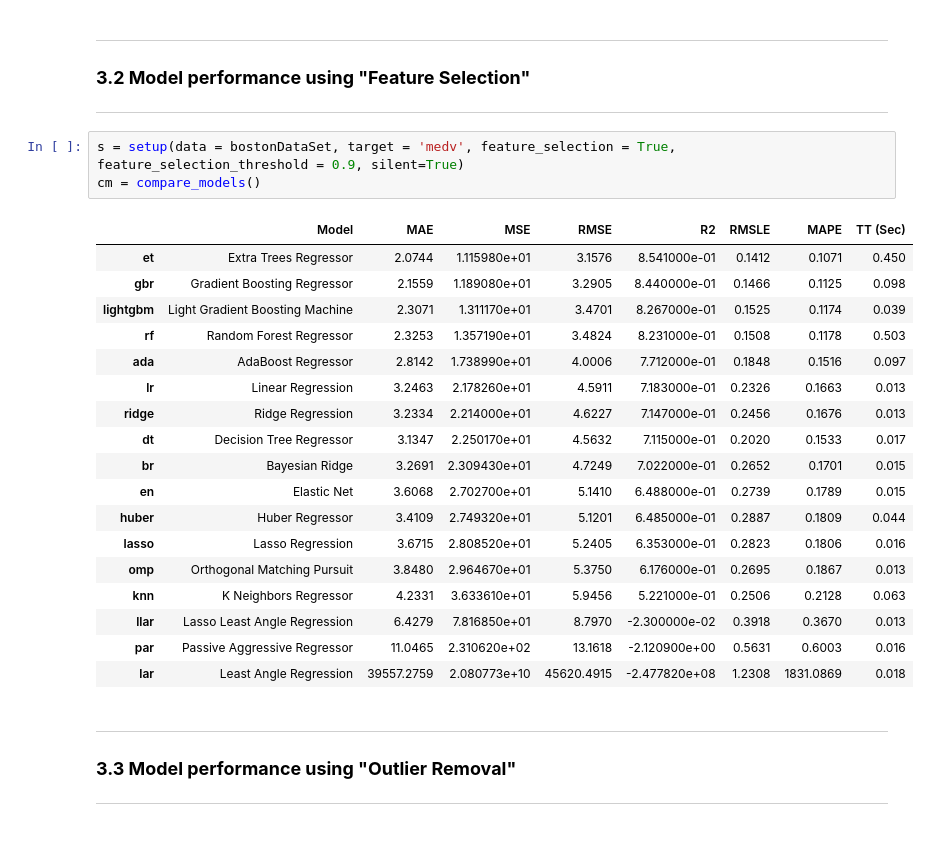
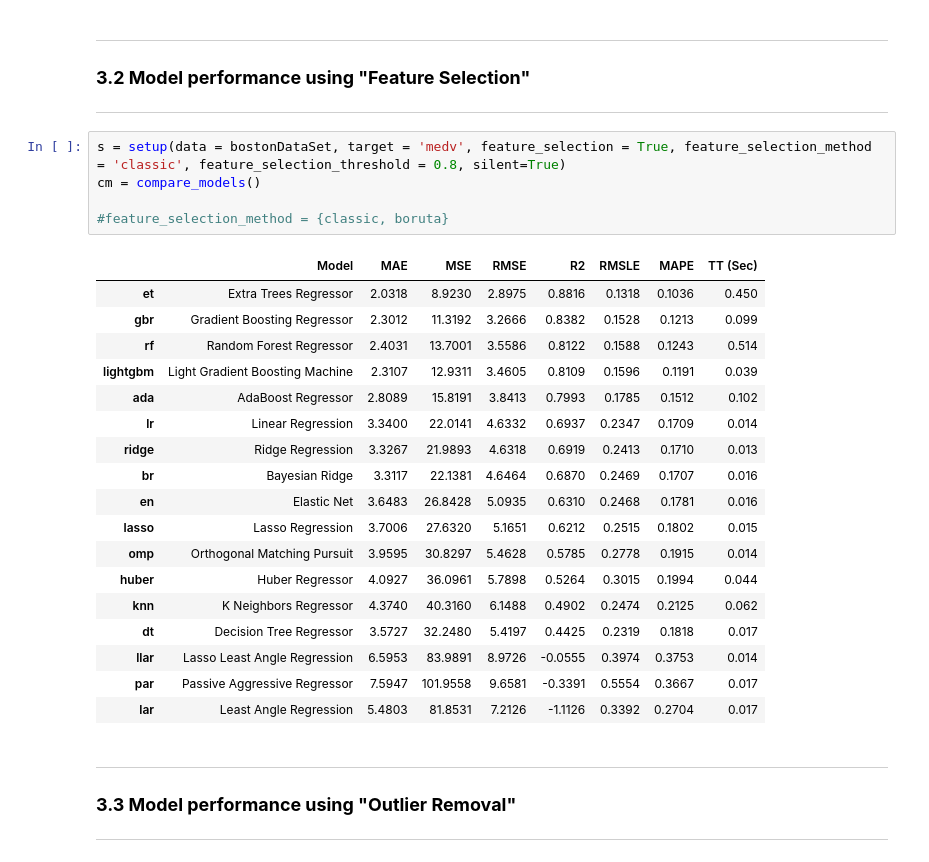
Before and after one commit to psrana/Machine-Learning-using-PyCaret, a Jupyter notebook: 01_PyCaret_for_Regression_with_Results.ipynb, the cells around one changed output. Cells and saved outputs as stored; diff of their text form.

```diff
--- a/01_PyCaret_for_Regression_with_Results.ipynb
+++ b/01_PyCaret_for_Regression_with_Results.ipynb
@@ -275,27 +276,29 @@ cm = compare_models()
 ### **3.2 Model performance using "Feature Selection"**
 ---
 # %%
-s = setup(data = bostonDataSet, target = 'medv', feature_selection = True, feature_selection_threshold = 0.9, silent=True)
+s = setup(data = bostonDataSet, target = 'medv', feature_selection = True, feature_selection_method = 'classic', feature_selection_threshold = 0.8, silent=True)
 cm = compare_models()
+
+#feature_selection_method = {classic, boruta}
 # %% [output]
 |  | Model | MAE | MSE | RMSE | R2 | RMSLE | MAPE | TT (Sec) |
-| et | Extra Trees Regressor | 2.0744 | 1.115980e+01 | 3.1576 | 8.541000e-01 | 0.1412 | 0.1071 | 0.450 |
-| gbr | Gradient Boosting Regressor | 2.1559 | 1.189080e+01 | 3.2905 | 8.440000e-01 | 0.1466 | 0.1125 | 0.098 |
-| lightgbm | Light Gradient Boosting Machine | 2.3071 | 1.311170e+01 | 3.4701 | 8.267000e-01 | 0.1525 | 0.1174 | 0.039 |
-| rf | Random Forest Regressor | 2.3253 | 1.357190e+01 | 3.4824 | 8.231000e-01 | 0.1508 | 0.1178 | 0.503 |
-| ada | AdaBoost Regressor | 2.8142 | 1.738990e+01 | 4.0006 | 7.712000e-01 | 0.1848 | 0.1516 | 0.097 |
-| lr | Linear Regression | 3.2463 | 2.178260e+01 | 4.5911 | 7.183000e-01 | 0.2326 | 0.1663 | 0.013 |
-| ridge | Ridge Regression | 3.2334 | 2.214000e+01 | 4.6227 | 7.147000e-01 | 0.2456 | 0.1676 | 0.013 |
-| dt | Decision Tree Regressor | 3.1347 | 2.250170e+01 | 4.5632 | 7.115000e-01 | 0.2020 | 0.1533 | 0.017 |
-| br | Bayesian Ridge | 3.2691 | 2.309430e+01 | 4.7249 | 7.022000e-01 | 0.2652 | 0.1701 | 0.015 |
-| en | Elastic Net | 3.6068 | 2.702700e+01 | 5.1410 | 6.488000e-01 | 0.2739 | 0.1789 | 0.015 |
-| huber | Huber Regressor | 3.4109 | 2.749320e+01 | 5.1201 | 6.485000e-01 | 0.2887 | 0.1809 | 0.044 |
-| lasso | Lasso Regression | 3.6715 | 2.808520e+01 | 5.2405 | 6.353000e-01 | 0.2823 | 0.1806 | 0.016 |
-| omp | Orthogonal Matching Pursuit | 3.8480 | 2.964670e+01 | 5.3750 | 6.176000e-01 | 0.2695 | 0.1867 | 0.013 |
-| knn | K Neighbors Regressor | 4.2331 | 3.633610e+01 | 5.9456 | 5.221000e-01 | 0.2506 | 0.2128 | 0.063 |
-| llar | Lasso Least Angle Regression | 6.4279 | 7.816850e+01 | 8.7970 | -2.300000e-02 | 0.3918 | 0.3670 | 0.013 |
-| par | Passive Aggressive Regressor | 11.0465 | 2.310620e+02 | 13.1618 | -2.120900e+00 | 0.5631 | 0.6003 | 0.016 |
-| lar | Least Angle Regression | 39557.2759 | 2.080773e+10 | 45620.4915 | -2.477820e+08 | 1.2308 | 1831.0869 | 0.018 |
+| et | Extra Trees Regressor | 2.0318 | 8.9230 | 2.8975 | 0.8816 | 0.1318 | 0.1036 | 0.450 |
+| gbr | Gradient Boosting Regressor | 2.3012 | 11.3192 | 3.2666 | 0.8382 | 0.1528 | 0.1213 | 0.099 |
+| rf | Random Forest Regressor | 2.4031 | 13.7001 | 3.5586 | 0.8122 | 0.1588 | 0.1243 | 0.514 |
+| lightgbm | Light Gradient Boosting Machine | 2.3107 | 12.9311 | 3.4605 | 0.8109 | 0.1596 | 0.1191 | 0.039 |
+| ada | AdaBoost Regressor | 2.8089 | 15.8191 | 3.8413 | 0.7993 | 0.1785 | 0.1512 | 0.102 |
+| lr | Linear Regression | 3.3400 | 22.0141 | 4.6332 | 0.6937 | 0.2347 | 0.1709 | 0.014 |
+| ridge | Ridge Regression | 3.3267 | 21.9893 | 4.6318 | 0.6919 | 0.2413 | 0.1710 | 0.013 |
+| br | Bayesian Ridge | 3.3117 | 22.1381 | 4.6464 | 0.6870 | 0.2469 | 0.1707 | 0.016 |
+| en | Elastic Net | 3.6483 | 26.8428 | 5.0935 | 0.6310 | 0.2468 | 0.1781 | 0.016 |
+| lasso | Lasso Regression | 3.7006 | 27.6320 | 5.1651 | 0.6212 | 0.2515 | 0.1802 | 0.015 |
+| omp | Orthogonal Matching Pursuit | 3.9595 | 30.8297 | 5.4628 | 0.5785 | 0.2778 | 0.1915 | 0.014 |
+| huber | Huber Regressor | 4.0927 | 36.0961 | 5.7898 | 0.5264 | 0.3015 | 0.1994 | 0.044 |
+| knn | K Neighbors Regressor | 4.3740 | 40.3160 | 6.1488 | 0.4902 | 0.2474 | 0.2125 | 0.062 |
+| dt | Decision Tree Regressor | 3.5727 | 32.2480 | 5.4197 | 0.4425 | 0.2319 | 0.1818 | 0.017 |
+| llar | Lasso Least Angle Regression | 6.5953 | 83.9891 | 8.9726 | -0.0555 | 0.3974 | 0.3753 | 0.014 |
+| par | Passive Aggressive Regressor | 7.5947 | 101.9558 | 9.6581 | -0.3391 | 0.5554 | 0.3667 | 0.017 |
+| lar | Least Angle Regression | 5.4803 | 81.8531 | 7.2126 | -1.1126 | 0.3392 | 0.2704 | 0.017 |
 # %% [markdown]
 ---
 ### **3.3 Model performance using "Outlier Removal"**
```
Also changed, not shown: parts of 31 cells of this notebook.
